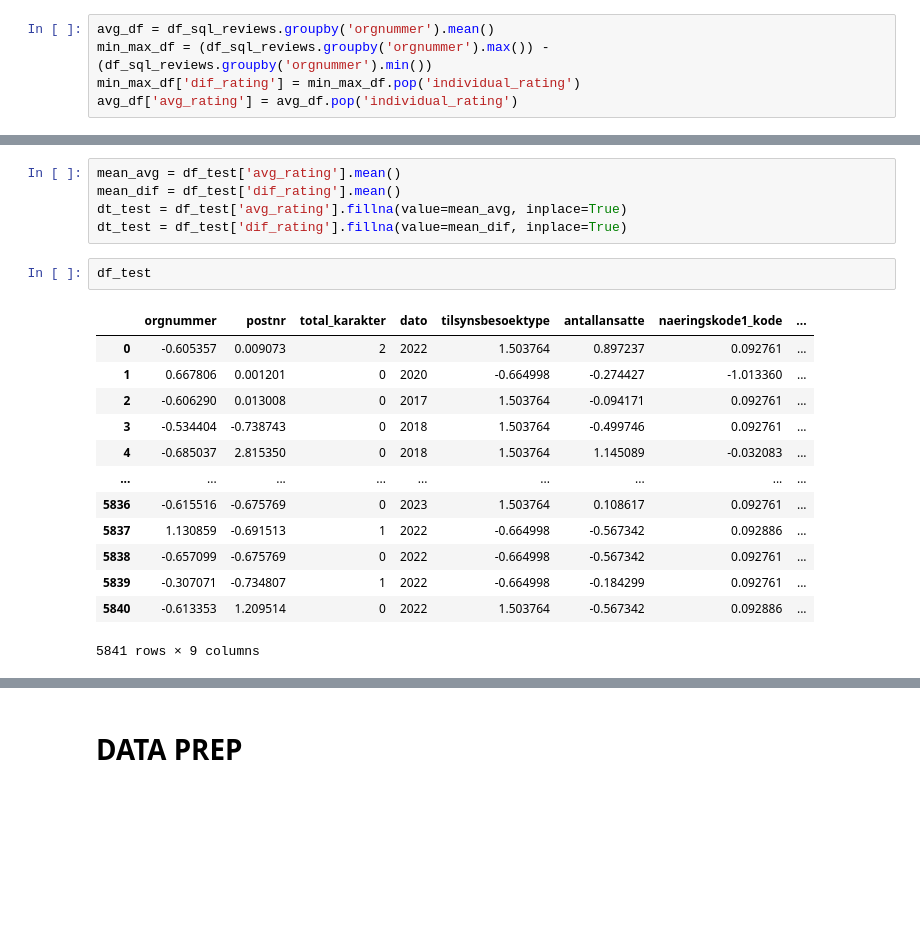
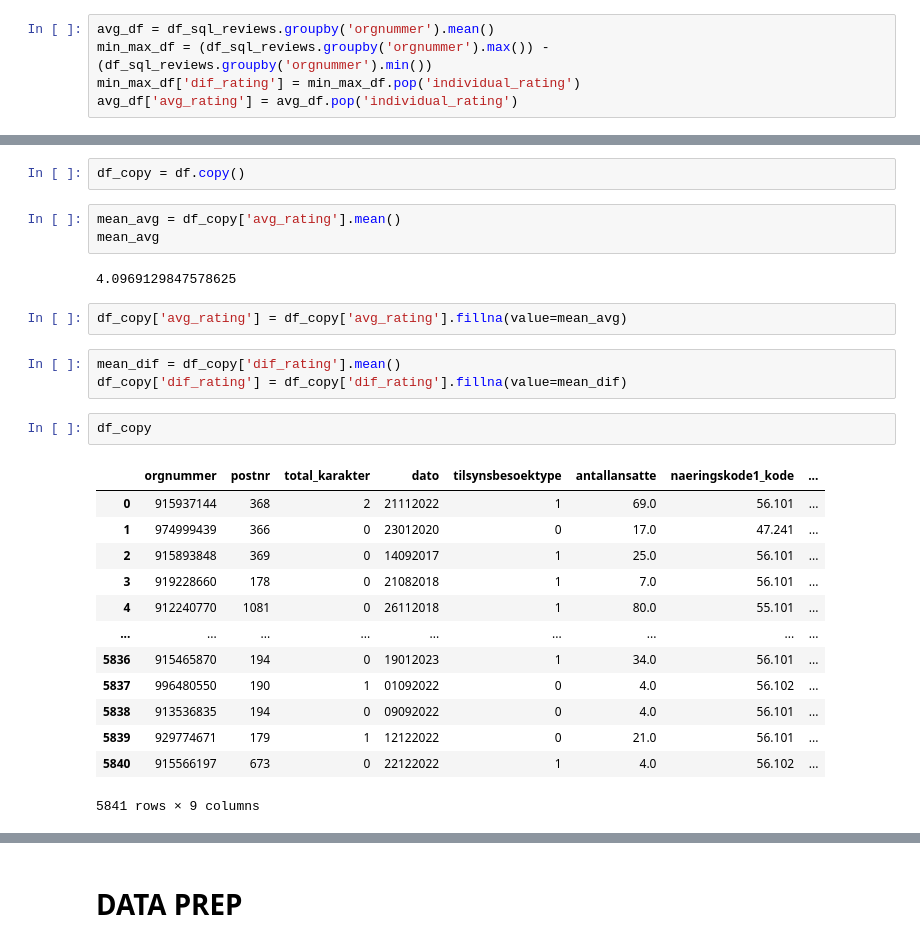
Before and after one commit to drimepal/gradprojectgrp3, a Jupyter notebook: ML/ml_testing.ipynb, the cells around one changed output, grey strips where cells are left out. Saved outputs shown, nothing was run; the diff lists cells and outputs as text; blank space fills up the shorter version.

```diff
--- a/ML/ml_testing.ipynb
+++ b/ML/ml_testing.ipynb
@@ -68,25 +101,32 @@ naeringskode1_kode      0
 avg_rating            658
 dif_rating            658
 dtype: int64
-# %%
-mean_avg = df_test['avg_rating'].mean()
-mean_dif = df_test['dif_rating'].mean()
-dt_test = df_test['avg_rating'].fillna(value=mean_avg, inplace=True)
-dt_test = df_test['dif_rating'].fillna(value=mean_dif, inplace=True)
-# %%
-df_test
-# %% [output]
-|  | orgnummer | postnr | total_karakter | dato | tilsynsbesoektype | antallansatte | naeringskode1_kode | ... |
-| 0 | -0.605357 | 0.009073 | 2 | 2022 | 1.503764 | 0.897237 | 0.092761 | ... |
-| 1 | 0.667806 | 0.001201 | 0 | 2020 | -0.664998 | -0.274427 | -1.013360 | ... |
-| 2 | -0.606290 | 0.013008 | 0 | 2017 | 1.503764 | -0.094171 | 0.092761 | ... |
-| 3 | -0.534404 | -0.738743 | 0 | 2018 | 1.503764 | -0.499746 | 0.092761 | ... |
-| 4 | -0.685037 | 2.815350 | 0 | 2018 | 1.503764 | 1.145089 | -0.032083 | ... |
-| ... | ... | ... | ... | ... | ... | ... | ... | ... |
-| 5836 | -0.615516 | -0.675769 | 0 | 2023 | 1.503764 | 0.108617 | 0.092761 | ... |
-| 5837 | 1.130859 | -0.691513 | 1 | 2022 | -0.664998 | -0.567342 | 0.092886 | ... |
-| 5838 | -0.657099 | -0.675769 | 0 | 2022 | -0.664998 | -0.567342 | 0.092761 | ... |
-| 5839 | -0.307071 | -0.734807 | 1 | 2022 | -0.664998 | -0.184299 | 0.092761 | ... |
-| 5840 | -0.613353 | 1.209514 | 0 | 2022 | 1.503764 | -0.567342 | 0.092886 | ... |
-5841 rows × 9 columns
+# %%
+df_copy = df.copy()
+# %%
+mean_avg = df_copy['avg_rating'].mean()
+mean_avg
+# %% [output]
+4.0969129847578625
+# %%
+df_copy['avg_rating'] = df_copy['avg_rating'].fillna(value=mean_avg)
+# %%
+mean_dif = df_copy['dif_rating'].mean()
+df_copy['dif_rating'] = df_copy['dif_rating'].fillna(value=mean_dif)
+# %%
+df_copy
+# %% [output]
+|  | orgnummer | postnr | total_karakter | dato | tilsynsbesoektype | antallansatte | naeringskode1_kode | ... |
+| 0 | 915937144 | 368 | 2 | 21112022 | 1 | 69.0 | 56.101 | ... |
+| 1 | 974999439 | 366 | 0 | 23012020 | 0 | 17.0 | 47.241 | ... |
+| 2 | 915893848 | 369 | 0 | 14092017 | 1 | 25.0 | 56.101 | ... |
+| 3 | 919228660 | 178 | 0 | 21082018 | 1 | 7.0 | 56.101 | ... |
+| 4 | 912240770 | 1081 | 0 | 26112018 | 1 | 80.0 | 55.101 | ... |
+| ... | ... | ... | ... | ... | ... | ... | ... | ... |
+| 5836 | 915465870 | 194 | 0 | 19012023 | 1 | 34.0 | 56.101 | ... |
+| 5837 | 996480550 | 190 | 1 | 01092022 | 0 | 4.0 | 56.102 | ... |
+| 5838 | 913536835 | 194 | 0 | 09092022 | 0 | 4.0 | 56.101 | ... |
+| 5839 | 929774671 | 179 | 1 | 12122022 | 0 | 21.0 | 56.101 | ... |
+| 5840 | 915566197 | 673 | 0 | 22122022 | 1 | 4.0 | 56.102 | ... |
+5841 rows × 9 columns
 # %%
```
Also changed, not shown: parts of 23 cells of this notebook.
